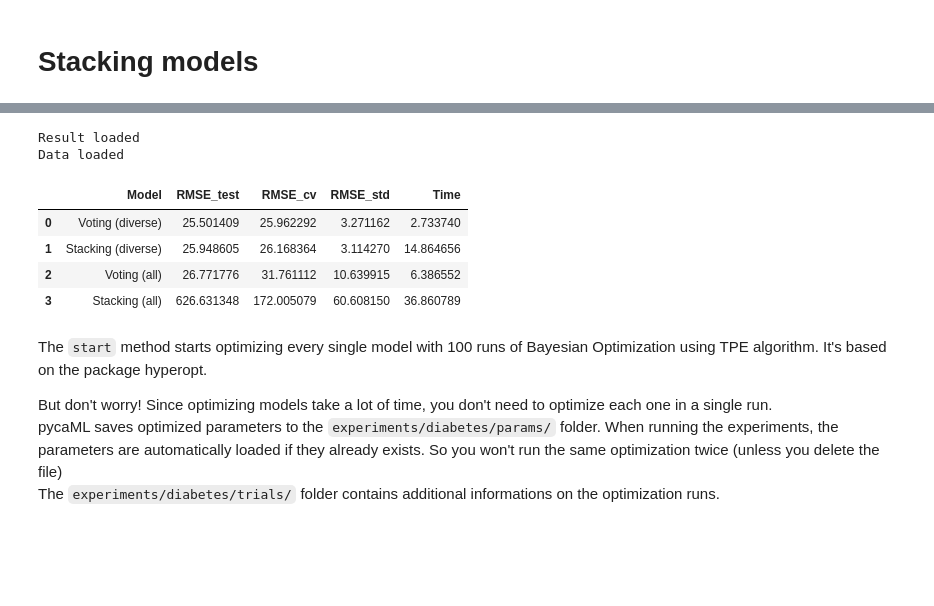
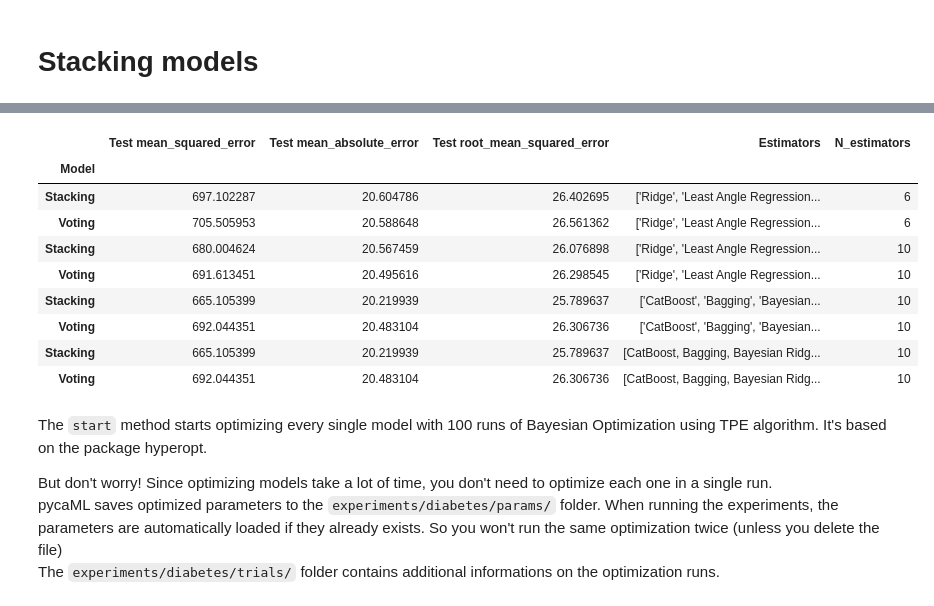
Before and after one commit to reese3222/pycaML, a Jupyter notebook: notebooks/regression_example/regression.ipynb, the cells around one changed output, grey strips where cells are left out. Cells and saved outputs as stored; diff of their text form; code cells hidden in the pictures; blank space fills up the shorter version.

```diff
--- a/notebooks/regression_example/regression.ipynb
+++ b/notebooks/regression_example/regression.ipynb
@@ -100,15 +100,18 @@ Data loaded
 # %%
-diabetes_stacking_tuned = RegressionExperiment(name = 'diabetes', tuning = True, stacking = True)
-diabetes_stacking_tuned.start()
-diabetes_stacking_tuned.result
+diabetes_stacking_tuned = RegressionExperiment(name = 'diabetes', tuning = 'mean_squared_error')
+diabetes_stacking_tuned.stack()
+diabetes_stacking_tuned.stack_result
 # %% [output]
-Result loaded
-Data loaded
-|  | Model | RMSE_test | RMSE_cv | RMSE_std | Time |
-| 0 | Voting (diverse) | 25.501409 | 25.962292 | 3.271162 | 2.733740 |
-| 1 | Stacking (diverse) | 25.948605 | 26.168364 | 3.114270 | 14.864656 |
-| 2 | Voting (all) | 26.771776 | 31.761112 | 10.639915 | 6.386552 |
-| 3 | Stacking (all) | 626.631348 | 172.005079 | 60.608150 | 36.860789 |
+|  | Test mean_squared_error | Test mean_absolute_error | Test root_mean_squared_error | Estimators | N_estimators |
+| Model |  |  |  |  |  |
+| Stacking | 697.102287 | 20.604786 | 26.402695 | ['Ridge', 'Least Angle Regression... | 6 |
+| Voting | 705.505953 | 20.588648 | 26.561362 | ['Ridge', 'Least Angle Regression... | 6 |
+| Stacking | 680.004624 | 20.567459 | 26.076898 | ['Ridge', 'Least Angle Regression... | 10 |
+| Voting | 691.613451 | 20.495616 | 26.298545 | ['Ridge', 'Least Angle Regression... | 10 |
+| Stacking | 665.105399 | 20.219939 | 25.789637 | ['CatBoost', 'Bagging', 'Bayesian... | 10 |
+| Voting | 692.044351 | 20.483104 | 26.306736 | ['CatBoost', 'Bagging', 'Bayesian... | 10 |
+| Stacking | 665.105399 | 20.219939 | 25.789637 | [CatBoost, Bagging, Bayesian Ridg... | 10 |
+| Voting | 692.044351 | 20.483104 | 26.306736 | [CatBoost, Bagging, Bayesian Ridg... | 10 |
 # %% [markdown]
 The `start` method starts optimizing every single model with 100 runs of Bayesian Optimization using TPE algorithm. It's based on the package hyperopt.
 
```
Also changed, not shown: parts of 7 cells of this notebook, 5 other files.
